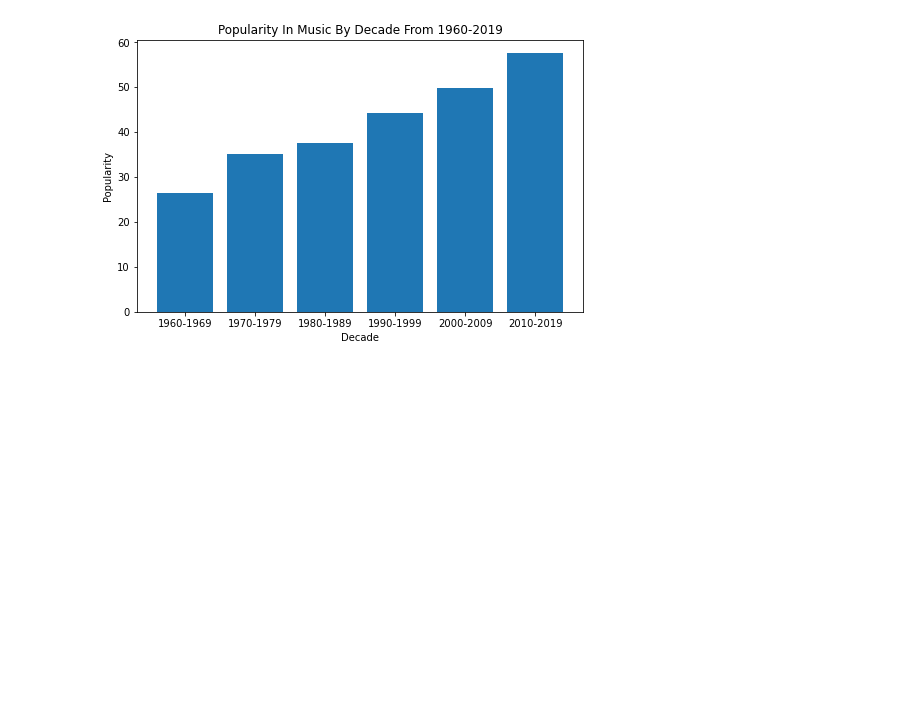
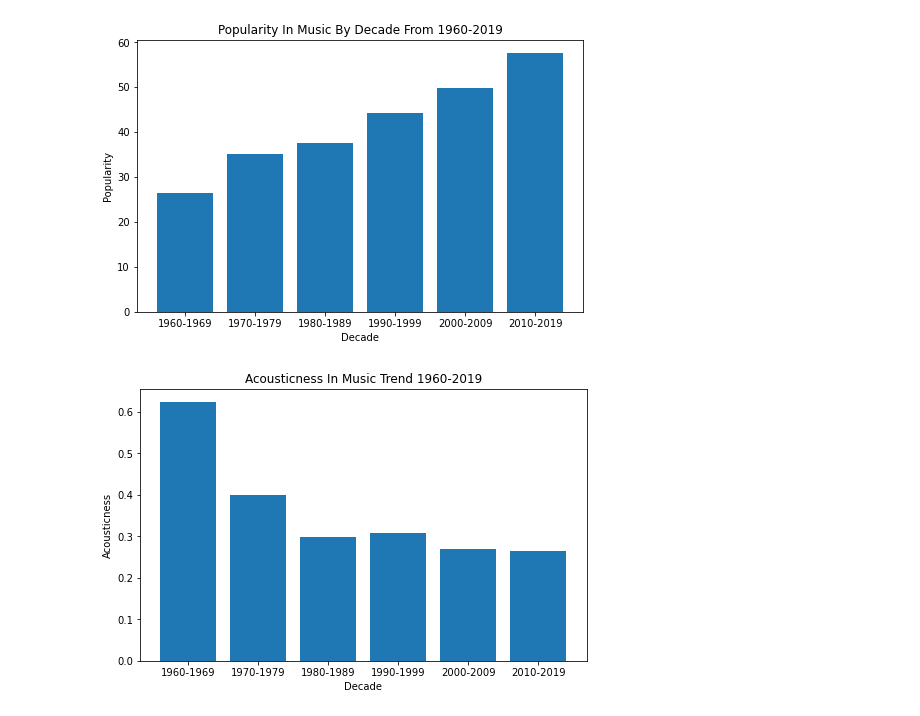
Before and after one commit to CameronSunyich/Group_Final_Project, a Jupyter notebook: Trends Graphs by Decades.ipynb, the cells around one changed output. Cells and saved outputs as stored; diff of their text form; code cells hidden in the pictures; blank space fills up the shorter version.

Commit message:
Finalizing Trends Graphs by Decade

```diff
--- a/Trends Graphs by Decades.ipynb
+++ b/Trends Graphs by Decades.ipynb
@@ -87,6 +87,14 @@ eighty_popularity = eighty_df['popularity'].mean()
 ninety_popularity = ninety_df['popularity'].mean()
 twenty_popularity = twenty_df['popularity'].mean()
 twentyone_popularity = twentyone_df['popularity'].mean()
+# %%
+# Calculate averages of acousticness for each decade
+sixty_acousticness = sixty_df['acousticness'].mean()
+seventy_acousticness = seventy_df['acousticness'].mean()
+eighty_acousticness = eighty_df['acousticness'].mean()
+ninety_acousticness = ninety_df['acousticness'].mean()
+twenty_acousticness = twenty_df['acousticness'].mean()
+twentyone_acousticness = twentyone_df['acousticness'].mean()
 # %%
 # Graph of tempo trend (average from each decade plotted)
 plt.figure(figsize=(8, 5))
@@ -171,3 +179,15 @@ plt.title('Popularity In Music By Decade From 1960-2019')
 plt.show()
 # %% [output]
 [figure]
+# %%
+# Graph of acousticness trend (average from each decade plotted)
+plt.figure(figsize=(8, 5))
+x_axis =['1960-1969', '1970-1979', '1980-1989', '1990-1999', '2000-2009', '2010-2019']
+y_axis =[sixty_acousticness, seventy_acousticness, eighty_acousticness, ninety_acousticness, twenty_acousticness, twentyone_acousticness]
+plt.bar(x_axis, y_axis)
+plt.xlabel('Decade')
+plt.ylabel('Acousticness')
+plt.title('Acousticness In Music Trend 1960-2019')
+plt.show()
+# %% [output]
+[figure, added]
```
